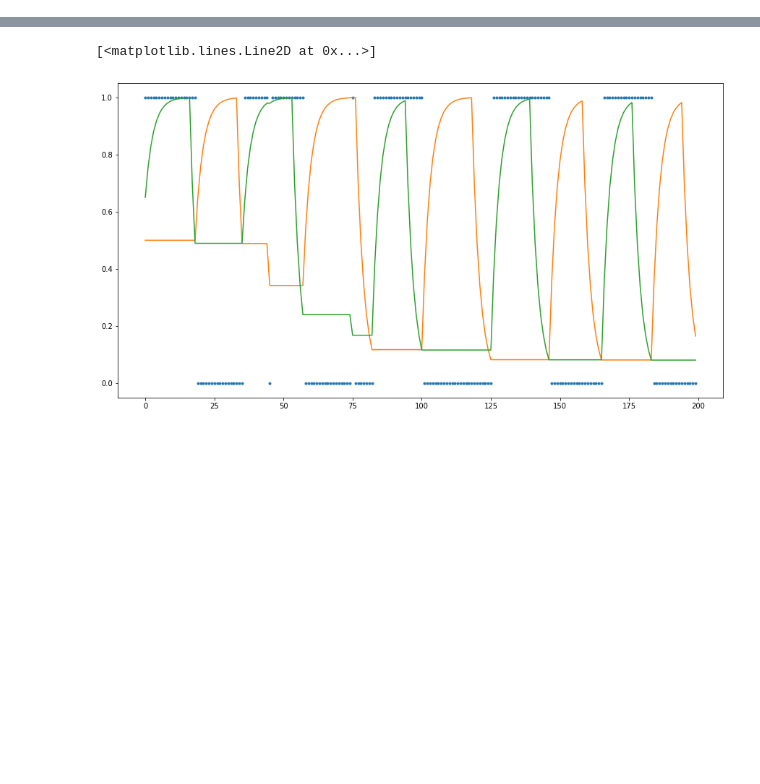
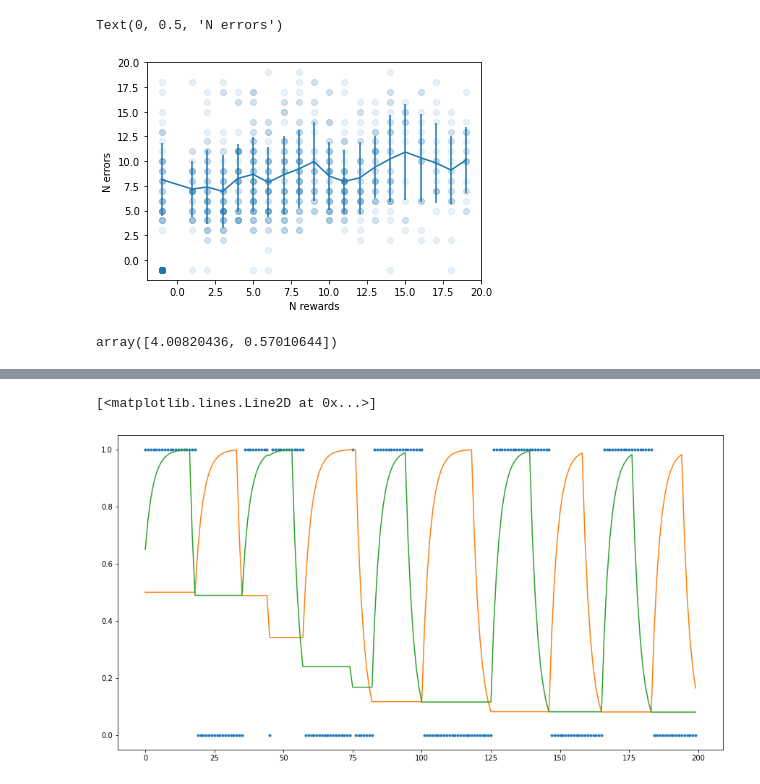
Before and after one commit to nhat-le/switching-simulations, a Jupyter notebook: switching_world_characterization_rho.ipynb, the cells around one changed output, grey strips where cells are left out. Drawn from its saved outputs; the diff is of its cells as text; code cells hidden in the pictures; blank space fills up the shorter version.

```diff
--- a/switching_world_characterization_rho.ipynb
+++ b/switching_world_characterization_rho.ipynb
@@ -26,0 +184,17 @@ import pickle
+# %%
+frame = pd.DataFrame(dict(rewards=Nrews2[:-1], errors=Nerrors2[1:]))
+frame = frame[frame.errors > 0]
+meanvals = frame.groupby('rewards')['errors'].mean().reset_index()
+stdvals = frame.groupby('rewards')['errors'].std().reset_index()
+plt.figure()
+plt.scatter(Nrews2[:-1], Nerrors2[1:], alpha=0.1)
+plt.errorbar(meanvals.rewards, meanvals.errors, stdvals.errors)
+plt.xlabel('N rewards')
+plt.ylabel('N errors')
+# %% [output]
+Text(0, 0.5, 'N errors')
+[figure, added]
+# %%
+res.params
+# %% [output]
+array([4.00820436, 0.57010644])
```
Also changed, not shown: parts of 11 cells of this notebook, 4 other files.
